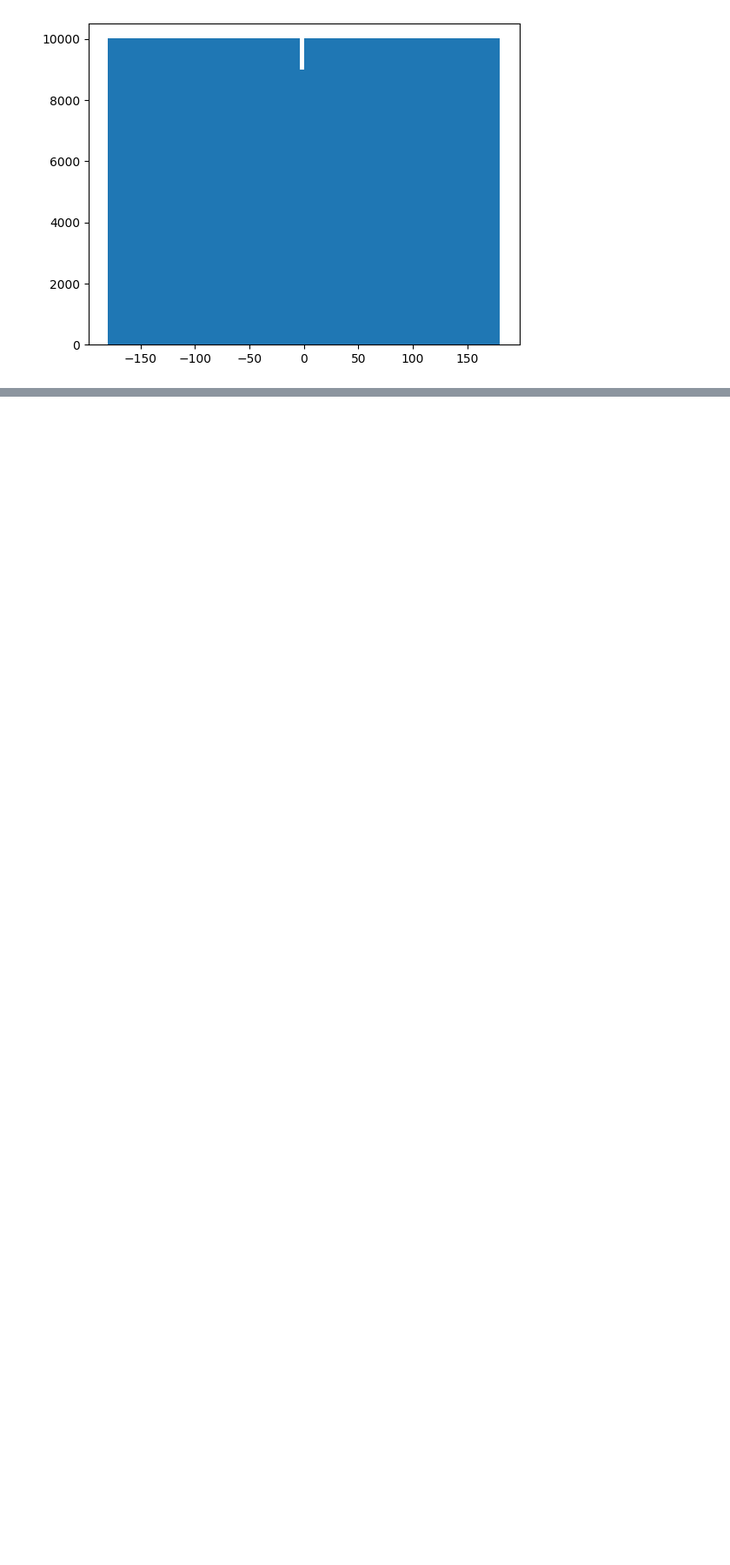
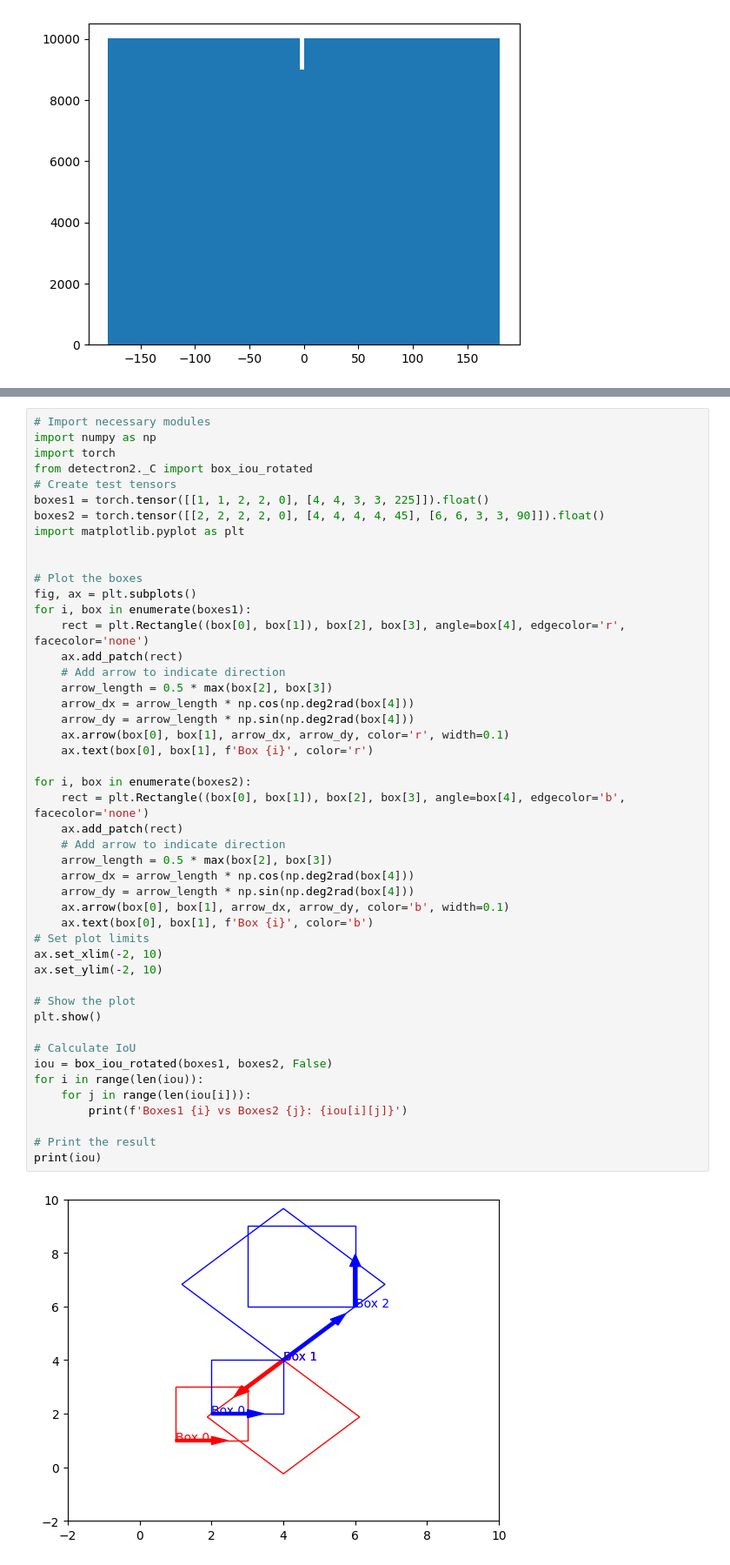
Before and after one commit to crazyboy9103/oriented_detection, a Jupyter notebook: notebooks/data.ipynb, the cells around one changed output, grey strips where cells are left out. Shown at 87% size. Drawn from its saved outputs; the diff is of its cells as text; blank space fills up the shorter version.

```diff
--- a/notebooks/data.ipynb
+++ b/notebooks/data.ipynb
@@ -209,0 +204,49 @@ plt.hist(data, bins=100)
+# %%
+# Import necessary modules
+import numpy as np
+import torch
+from detectron2._C import box_iou_rotated
+# Create test tensors
+boxes1 = torch.tensor([[1, 1, 2, 2, 0], [4, 4, 3, 3, 225]]).float()
+boxes2 = torch.tensor([[2, 2, 2, 2, 0], [4, 4, 4, 4, 45], [6, 6, 3, 3, 90]]).float()
+import matplotlib.pyplot as plt
+
+
+# Plot the boxes
+fig, ax = plt.subplots()
+for i, box in enumerate(boxes1):
+    rect = plt.Rectangle((box[0], box[1]), box[2], box[3], angle=box[4], edgecolor='r', facecolor='none')
+    ax.add_patch(rect)
+    # Add arrow to indicate direction
+    arrow_length = 0.5 * max(box[2], box[3])
+    arrow_dx = arrow_length * np.cos(np.deg2rad(box[4]))
+    arrow_dy = arrow_length * np.sin(np.deg2rad(box[4]))
+    ax.arrow(box[0], box[1], arrow_dx, arrow_dy, color='r', width=0.1)
+    ax.text(box[0], box[1], f'Box {i}', color='r')
+
+for i, box in enumerate(boxes2):
+    rect = plt.Rectangle((box[0], box[1]), box[2], box[3], angle=box[4], edgecolor='b', facecolor='none')
+    ax.add_patch(rect)
+    # Add arrow to indicate direction
+    arrow_length = 0.5 * max(box[2], box[3])
+    arrow_dx = arrow_length * np.cos(np.deg2rad(box[4]))
+    arrow_dy = arrow_length * np.sin(np.deg2rad(box[4]))
+    ax.arrow(box[0], box[1], arrow_dx, arrow_dy, color='b', width=0.1)
+    ax.text(box[0], box[1], f'Box {i}', color='b')
+# Set plot limits
+ax.set_xlim(-2, 10)
+ax.set_ylim(-2, 10)
+
+# Show the plot
+plt.show()
+
+# Calculate IoU
+iou = box_iou_rotated(boxes1, boxes2, False)
+for i in range(len(iou)):
+    for j in range(len(iou[i])):
+        print(f'Boxes1 {i} vs Boxes2 {j}: {iou[i][j]}')
+
+# Print the result
+print(iou)
+# %% [output]
+[figure, added]
```
Also changed, not shown: parts of 4 cells of this notebook, 17 other files.
